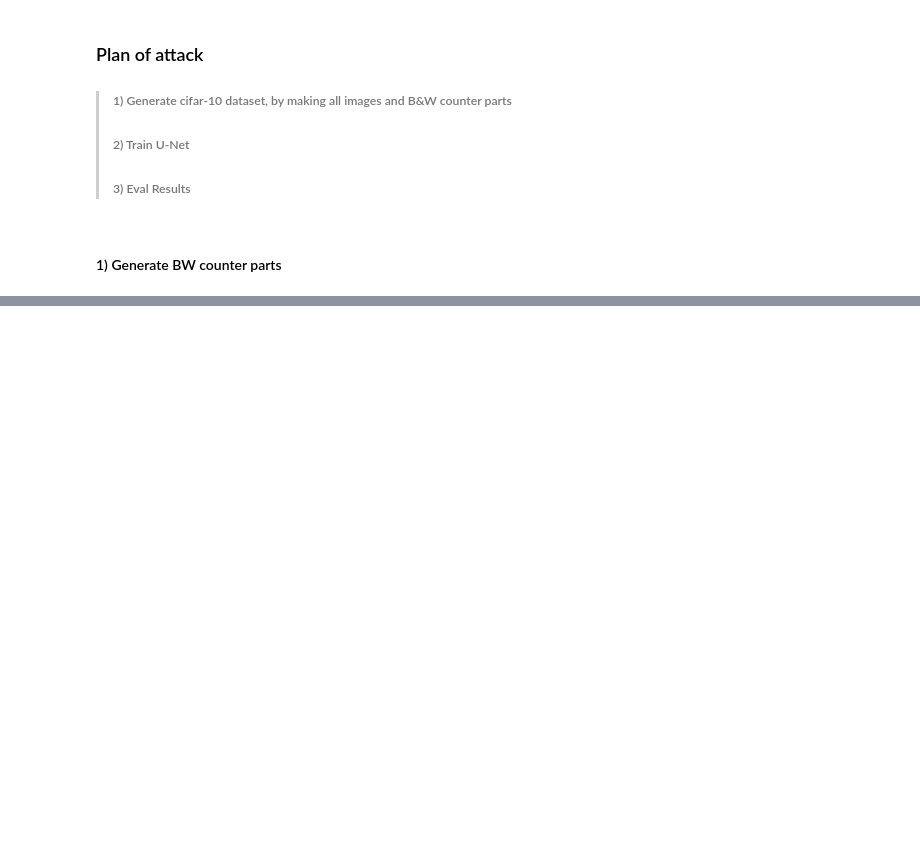
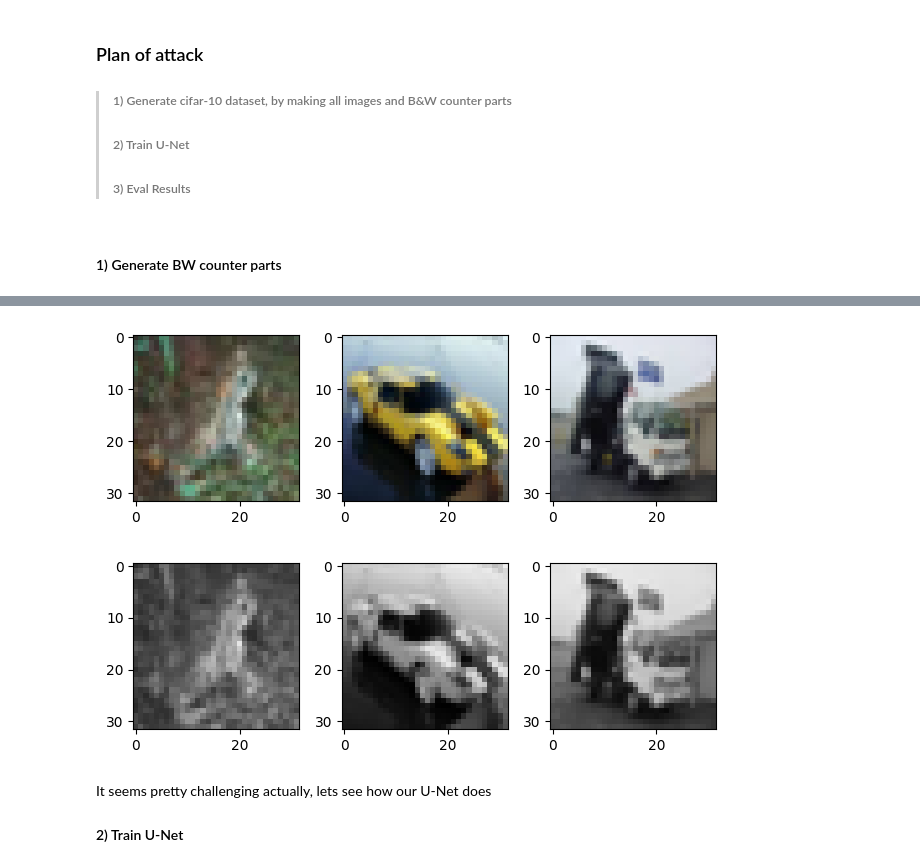
Before and after one commit to louisleger/chaplin-time-machine, a Jupyter notebook: main.ipynb, the cells around one changed output, grey strips where cells are left out. Cells and saved outputs as stored; diff of their text form; code cells hidden in the pictures; blank space fills up the shorter version.

Commit message:
black & white cifar

```diff
--- a/main.ipynb
+++ b/main.ipynb
@@ -36,0 +29,33 @@ from torch.utils.data import DataLoader, TensorDataset, SubsetRandomSampler, ran
+# %%
+num_images = len(cifar[b'data'])
+pixels_per_channel = int(cifar[b'data'].shape[1]/3)
+
+cifar_imgs = np.zeros((num_images, 32, 32, 3), dtype= int)
+
+#placing in RGB
+cifar_imgs[:, :, :, 0] = cifar[b'data'][:, :pixels_per_channel].reshape(num_images, 32, 32)
+cifar_imgs[:, :, :, 1] = cifar[b'data'][:, pixels_per_channel:2*pixels_per_channel].reshape(num_images, 32, 32)
+cifar_imgs[:, :, :, 2] = cifar[b'data'][:, 2*pixels_per_channel:].reshape(num_images, 32, 32)
+
+#creating GS values
+#0.299 * Red + 0.587 * Green + 0.114 * Blue
+cifar_imgs_gray = cifar_imgs.copy()
+for i in range(3):
+    cifar_imgs_gray[:, :, :, i] = 0.299 * cifar_imgs[:, :, :, 0] +  0.587 * cifar_imgs[:, :, :, 1] + 0.114 * cifar_imgs[:, :, :, 2]
+
+#Plot a few
+
+choice = np.random.choice(num_images, size = 3)
+fig, ax = plt.subplots(2, 3)
+for idx, img_id in enumerate(choice):
+    ax[0, idx].imshow(cifar_imgs[img_id])
+    ax[1, idx].imshow(cifar_imgs_gray[img_id])
+
+plt.tight_layout()
+plt.show()
+# %% [output]
+[figure, added]
+# %% [markdown]
+It seems pretty challenging actually, lets see how our U-Net does
+
+#### 2) Train U-Net
```
Also changed, not shown: parts of 2 cells of this notebook.
